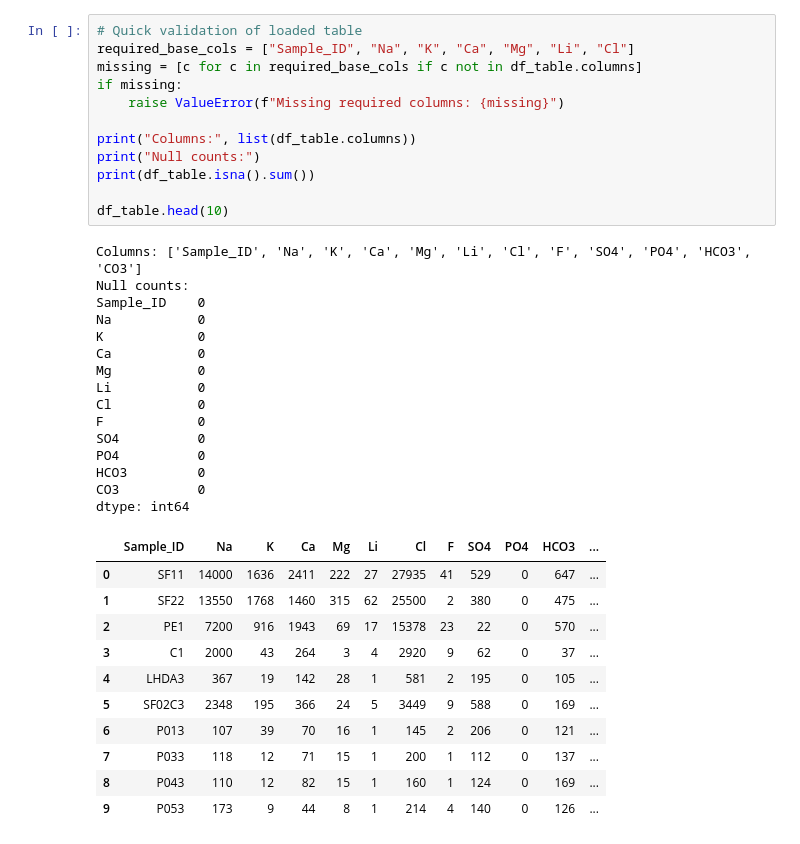
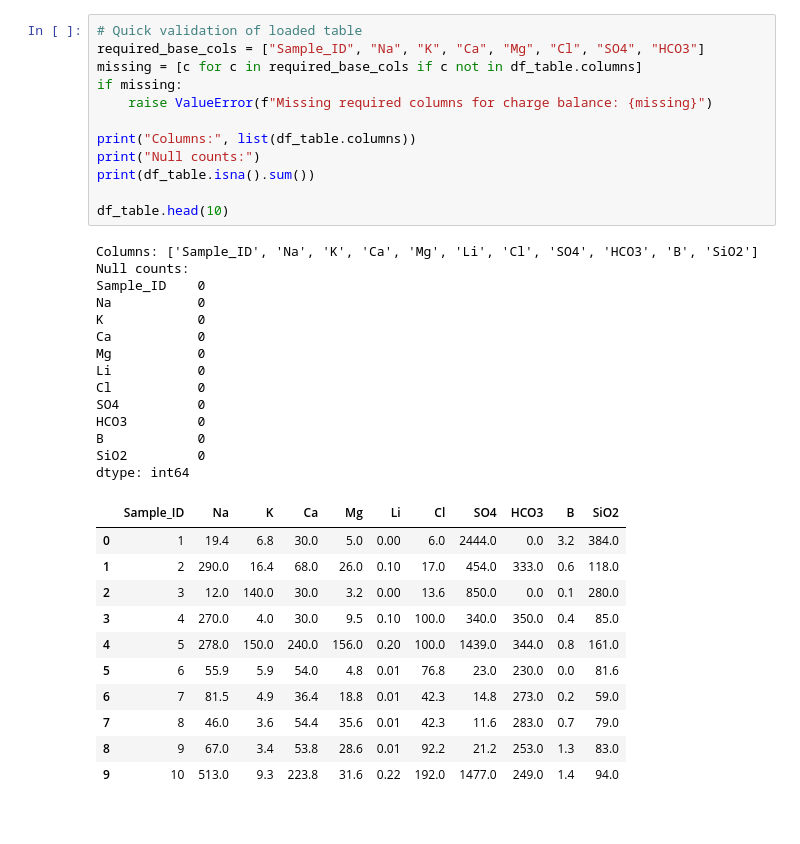
Before and after one commit to alejandroceba/geochemical-balance, a Jupyter notebook: notebooks/001_balance.ipynb, the cells around one changed output. Cells and saved outputs as stored; diff of their text form.

Commit message:
Update balance notebook for Ejercicio dataset and boron +3 compatibility

```diff
--- a/notebooks/001_balance.ipynb
+++ b/notebooks/001_balance.ipynb
@@ -45,42 +114,41 @@ Rows: 17, Cols: 12
 # %%
 # Quick validation of loaded table
-required_base_cols = ["Sample_ID", "Na", "K", "Ca", "Mg", "Li", "Cl"]
+required_base_cols = ["Sample_ID", "Na", "K", "Ca", "Mg", "Cl", "SO4", "HCO3"]
 missing = [c for c in required_base_cols if c not in df_table.columns]
 if missing:
-    raise ValueError(f"Missing required columns: {missing}")
+    raise ValueError(f"Missing required columns for charge balance: {missing}")
 
 print("Columns:", list(df_table.columns))
 print("Null counts:")
 print(df_table.isna().sum())
 
 df_table.head(10)
 # %% [output]
-Columns: ['Sample_ID', 'Na', 'K', 'Ca', 'Mg', 'Li', 'Cl', 'F', 'SO4', 'PO4', 'HCO3', 'CO3']
+Columns: ['Sample_ID', 'Na', 'K', 'Ca', 'Mg', 'Li', 'Cl', 'SO4', 'HCO3', 'B', 'SiO2']
 Null counts:
 Sample_ID    0
 Na           0
 K            0
 Ca           0
 Mg           0
 Li           0
 Cl           0
-F            0
 SO4          0
-PO4          0
 HCO3         0
-CO3          0
+B            0
+SiO2         0
 dtype: int64
-|  | Sample_ID | Na | K | Ca | Mg | Li | Cl | F | SO4 | PO4 | HCO3 | ... |
-| 0 | SF11 | 14000 | 1636 | 2411 | 222 | 27 | 27935 | 41 | 529 | 0 | 647 | ... |
-| 1 | SF22 | 13550 | 1768 | 1460 | 315 | 62 | 25500 | 2 | 380 | 0 | 475 | ... |
-| 2 | PE1 | 7200 | 916 | 1943 | 69 | 17 | 15378 | 23 | 22 | 0 | 570 | ... |
-| 3 | C1 | 2000 | 43 | 264 | 3 | 4 | 2920 | 9 | 62 | 0 | 37 | ... |
-| 4 | LHDA3 | 367 | 19 | 142 | 28 | 1 | 581 | 2 | 195 | 0 | 105 | ... |
-| 5 | SF02C3 | 2348 | 195 | 366 | 24 | 5 | 3449 | 9 | 588 | 0 | 169 | ... |
-| 6 | P013 | 107 | 39 | 70 | 16 | 1 | 145 | 2 | 206 | 0 | 121 | ... |
-| 7 | P033 | 118 | 12 | 71 | 15 | 1 | 200 | 1 | 112 | 0 | 137 | ... |
-| 8 | P043 | 110 | 12 | 82 | 15 | 1 | 160 | 1 | 124 | 0 | 169 | ... |
-| 9 | P053 | 173 | 9 | 44 | 8 | 1 | 214 | 4 | 140 | 0 | 126 | ... |
+|  | Sample_ID | Na | K | Ca | Mg | Li | Cl | SO4 | HCO3 | B | SiO2 |
+| 0 | 1 | 19.4 | 6.8 | 30.0 | 5.0 | 0.00 | 6.0 | 2444.0 | 0.0 | 3.2 | 384.0 |
+| 1 | 2 | 290.0 | 16.4 | 68.0 | 26.0 | 0.10 | 17.0 | 454.0 | 333.0 | 0.6 | 118.0 |
+| 2 | 3 | 12.0 | 140.0 | 30.0 | 3.2 | 0.00 | 13.6 | 850.0 | 0.0 | 0.1 | 280.0 |
+| 3 | 4 | 270.0 | 4.0 | 30.0 | 9.5 | 0.10 | 100.0 | 340.0 | 350.0 | 0.4 | 85.0 |
+| 4 | 5 | 278.0 | 150.0 | 240.0 | 156.0 | 0.20 | 100.0 | 1439.0 | 344.0 | 0.8 | 161.0 |
+| 5 | 6 | 55.9 | 5.9 | 54.0 | 4.8 | 0.01 | 76.8 | 23.0 | 230.0 | 0.0 | 81.6 |
+| 6 | 7 | 81.5 | 4.9 | 36.4 | 18.8 | 0.01 | 42.3 | 14.8 | 273.0 | 0.2 | 59.0 |
+| 7 | 8 | 46.0 | 3.6 | 54.4 | 35.6 | 0.01 | 42.3 | 11.6 | 283.0 | 0.7 | 79.0 |
+| 8 | 9 | 67.0 | 3.4 | 53.8 | 28.6 | 0.01 | 92.2 | 21.2 | 253.0 | 1.3 | 83.0 |
+| 9 | 10 | 513.0 | 9.3 | 223.8 | 31.6 | 0.22 | 192.0 | 1477.0 | 249.0 | 1.4 | 94.0 |
 # %%
 # Keep a clean working copy for all downstream calculations
 # (already standardized in previous cell)
```
Also changed, not shown: parts of 9 cells of this notebook, 9 other files.
